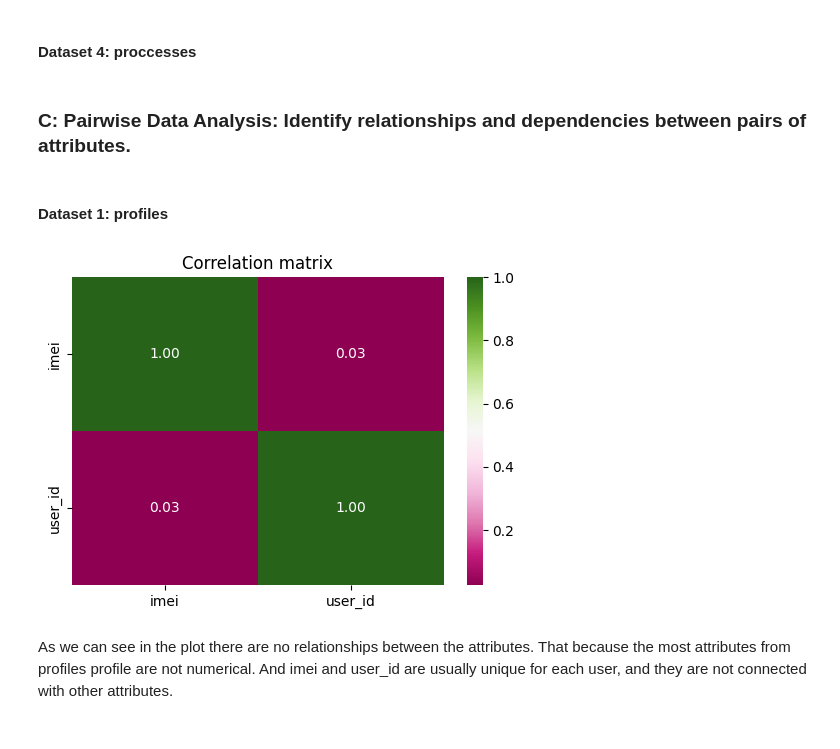
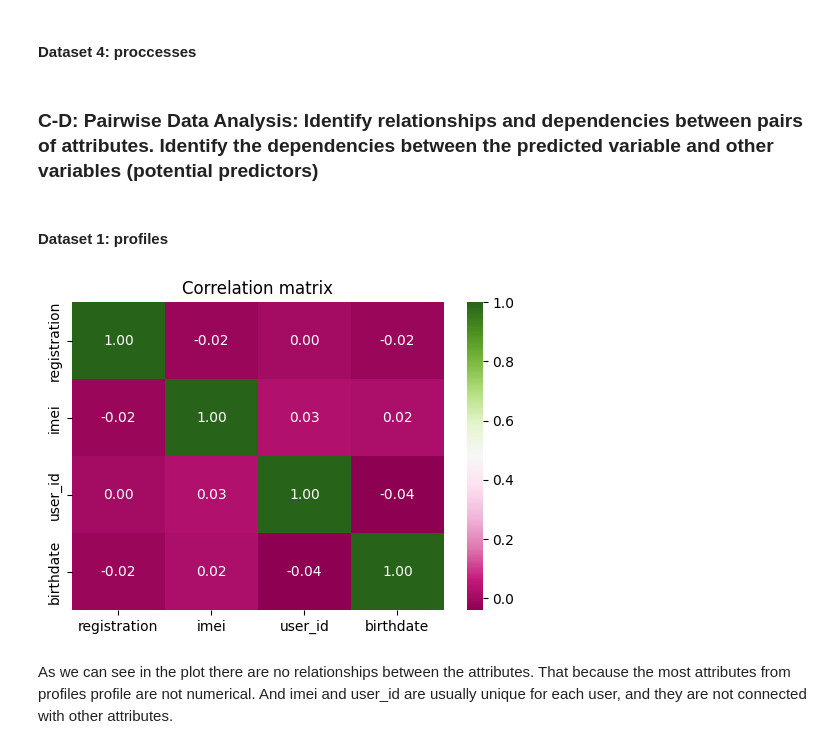
Before and after one commit to myrres0/IAU-2024, a Jupyter notebook: phase-1.ipynb, the cells around one changed output. Saved outputs shown, nothing was run; the diff lists cells and outputs as text; code cells hidden in the pictures.

```diff
--- a/phase-1.ipynb
+++ b/phase-1.ipynb
@@ -277,12 +433,12 @@ profiles_data["fixed_registration_date"] = pd.to_datetime(profiles_data["registr
 # %% [markdown]
 We can see how many users have registered in each year.
 # %%
-profiles_data['year'] = profiles_data['fixed_registration_date'].dt.year
+registation_years = profiles_data['registration'].dt.year
 
-year_mean = profiles_data['year'].value_counts().mean()
+year_mean = registation_years.value_counts().mean()
 
 plt.figure(figsize=(12, 6))
-plt.plot(profiles_data['year'].value_counts().sort_index(), marker='o', color='orange')
+plt.plot(registation_years.value_counts().sort_index(), marker='o', color='orange',linewidth=2)
 plt.title('Distribution of registration dates by year')
 plt.xlabel('Registration year')
 plt.ylabel('Number of profiles')
@@ -295,12 +451,12 @@ plt.show()
 # %% [markdown]
 As we can see, the most users registered in 2018. Users started to register in 2017 and in 2024 the registration number is falling. The green line shows the average number of registrations per year.
 # %%
-profiles_data['month'] = profiles_data['fixed_registration_date'].dt.month
+registration_months = profiles_data['registration'].dt.month
 
-month_mean = profiles_data['month'].value_counts().mean()
+month_mean = registration_months.value_counts().mean()
 
 plt.figure(figsize=(12, 6))
-plt.plot(profiles_data['month'].value_counts().sort_index(), marker='o', color='lightgreen')
+plt.plot(registration_months.value_counts().sort_index(), marker='o', color='lightgreen')
 plt.title('Distribution of registration dates by month')
 plt.xlabel('Registration month')
 plt.ylabel('Number of profiles')
@@ -316,8 +472,3 @@ As we can see, the most users register in December and second part of the year.
 **Bitrhdate**
 # %% [markdown]
 In the start we will delete the rows with missing values in the birthdate attribute.
-# %%
-profiles_data_unique = profiles_data['birthdate'].drop_duplicates()
-profiles_data_unique.reset_index(drop=True, inplace=True)
-profiles_data['birthdate-year'] = pd.to_datetime(profiles_data_unique, format="mixed", errors='coerce').dt.year
-profiles_data.dropna(subset=['birthdate-year'])
@@ -358,6 +496,6 @@ As we can see above, the average year of birth was 1965. But some data not give
 # %% [markdown]
 Let's prepare the data for the analysis. We will extract the domain from the email address. Duplicate mails will be removed.
 # %%
-profiles_data['mail-formatted'] = profiles_data['mail'].drop_duplicates().str.split('@').str[1]
-profiles_data['mail-formatted'].value_counts()
+mail_domain = profiles_data['mail'].drop_duplicates().str.split('@').str[1]
+mail_domain.value_counts()
 # %% [output]
@@ -416,18 +571,18 @@ As we can see above, this is negative skewed distribution. The most values are b
 # %% [markdown]
 #### Dataset 4: proccesses
 # %% [markdown]
-### C: Pairwise Data Analysis: Identify relationships and dependencies between pairs of attributes.
+### C-D: Pairwise Data Analysis: Identify relationships and dependencies between pairs of attributes. Identify the dependencies between the predicted variable and other variables (potential predictors)
 # %% [markdown]
 #### Dataset 1: profiles
 # %%
 #### Dataset 1 profiles
-numeric_cols = profiles_data.drop(columns=['year', 'month','birthdate-year']).select_dtypes(include=np.number)
+numeric_cols = profiles_data.select_dtypes(include=[np.datetime64, np.number])
 corr_matrix = numeric_cols.corr()
 plt.figure(figsize=(6, 4))
 sns.heatmap(corr_matrix, fmt='.2f', annot=True, cmap='PiYG')
 plt.title('Correlation matrix')
 plt.show()
 # %% [output]
-[figure, old version]
+[figure, new version]
 # %% [markdown]
 As we can see in the plot there are no relationships between the attributes. That because the most attributes from profiles profile are not numerical. And imei and user_id are usually unique for each user, and they are not connected with other attributes.
```
Also changed, not shown: parts of 88 cells of this notebook.
